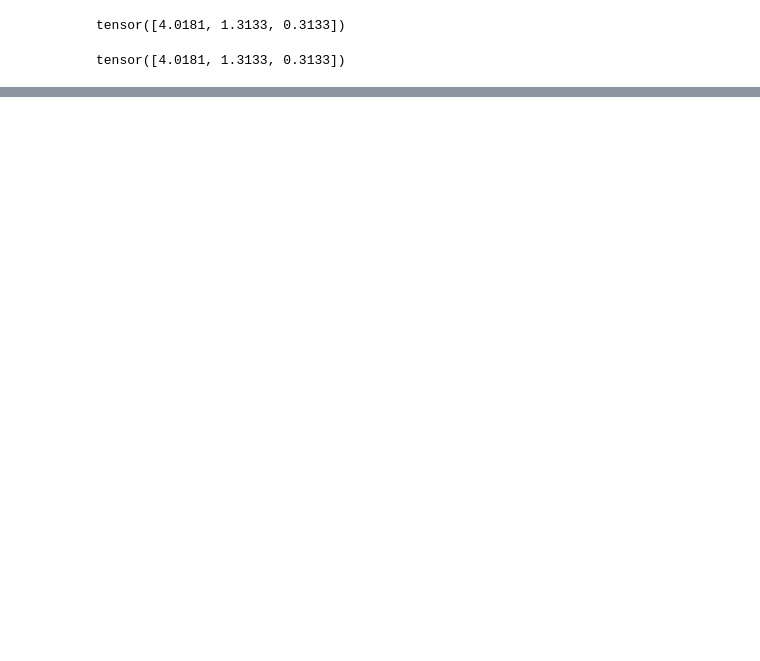
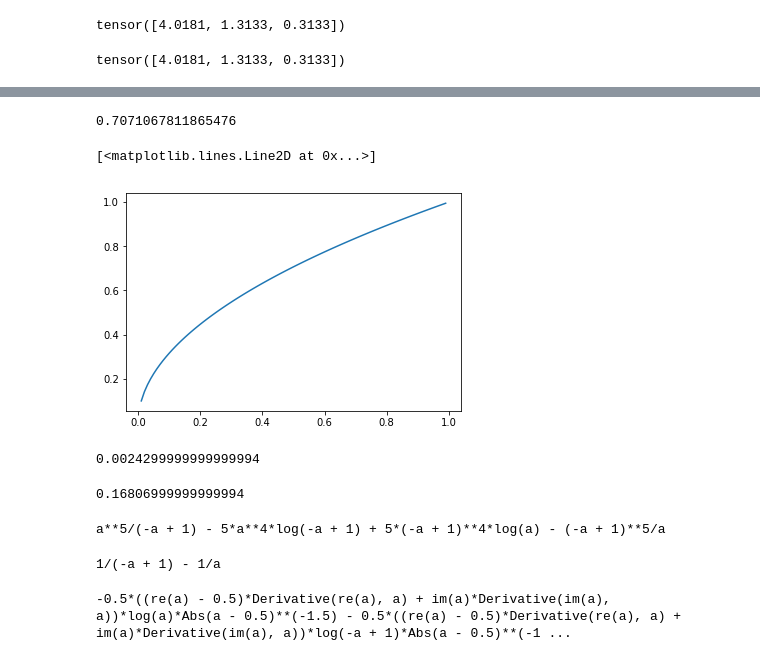
Before and after one commit to zhiyongchenGREAT/GREAT_ASV_system, a Jupyter notebook: train/debug/debug.ipynb, the cells around one changed output, grey strips where cells are left out. Drawn from its saved outputs; the diff is of its cells as text; code cells hidden in the pictures; blank space fills up the shorter version.

```diff
--- a/train/debug/debug.ipynb
+++ b/train/debug/debug.ipynb
@@ -325,0 +382,21 @@ SyntaxError: invalid syntax (<ipython-input-134-948fdc3a3e95>, line 1)
+# %%
+p = np.arange(0.01, 1., step=0.01)
+# %%
+np.sqrt(0.5)
+# %% [output]
+0.7071067811865476
+# %%
+p_o = p**0.5
+# %%
+plt.plot(p, p_o)
+# %% [output]
+[<matplotlib.lines.Line2D at 0x...>]
+[figure, added]
+# %%
+0.3**5
+# %% [output]
+0.0024299999999999994
+# %%
+(1-0.3)**5
+# %% [output]
+0.16806999999999994
@@ -325,0 +414,15 @@ SyntaxError: invalid syntax (<ipython-input-134-948fdc3a3e95>, line 1)
+# %%
+x = Symbol('a')
+diff(-(1-x)**5*log(x)-(1-(1-x))**5*log(1-x))
+# %% [output]
+a**5/(-a + 1) - 5*a**4*log(-a + 1) + 5*(-a + 1)**4*log(a) - (-a + 1)**5/a
+# %%
+x = Symbol('a')
+diff(-(1-x)**0*log(x)-(1-(1-x))**0*log(1-x))
+# %% [output]
+1/(-a + 1) - 1/a
+# %%
+x = Symbol('a')
+diff(-abs(0.5-x)**0.5*log(x)-abs(0.5-(1-x))**0.5*log(1-x))
+# %% [output]
+-0.5*((re(a) - 0.5)*Derivative(re(a), a) + im(a)*Derivative(im(a), a))*log(a)*Abs(a - 0.5)**(-1.5) - 0.5*((re(a) - 0.5)*Derivative(re(a), a) + im(a)*Derivative(im(a), a))*log(-a + 1)*Abs(a - 0.5)**(-1 ...
```
Also changed, not shown: parts of 28 cells of this notebook, 46 other files.
